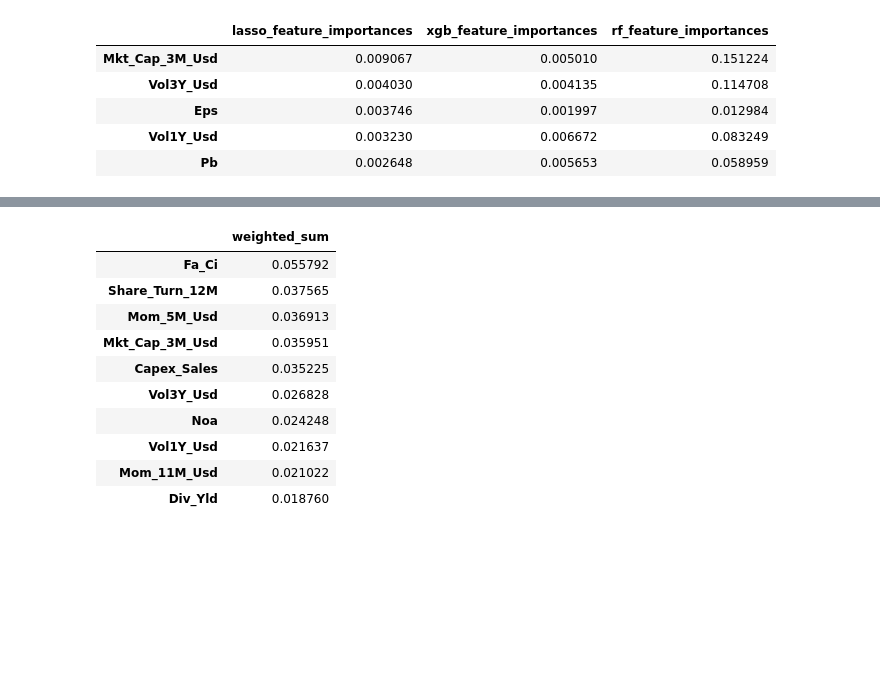
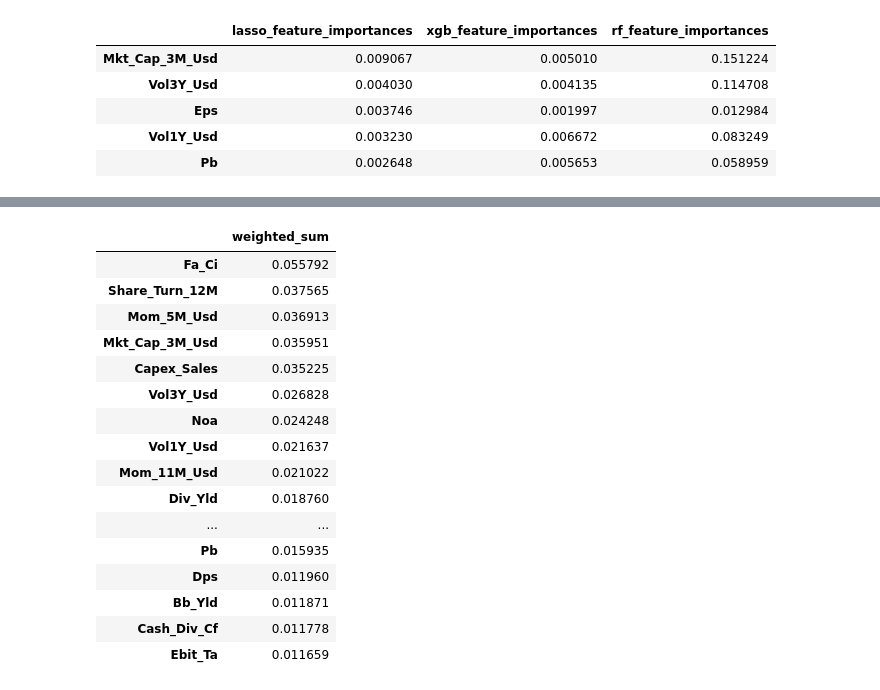
Before and after one commit to donghui-0126/Machine-Learning-for-Factor-Investing, a Jupyter notebook: py_mlfactor.ipynb, the cells around one changed output, grey strips where cells are left out. Cells and saved outputs as stored; diff of their text form; code cells hidden in the pictures; blank space fills up the shorter version.

```diff
--- a/py_mlfactor.ipynb
+++ b/py_mlfactor.ipynb
@@ -884,14 +841,20 @@ feature_importances.head(10)
 # %%
-feature_importances['weighted_sum'].to_frame().sort_values(by='weighted_sum', ascending=False).head(10)
+feature_importances['weighted_sum'].to_frame().sort_values(by='weighted_sum', ascending=False).head(20)
 # %% [output]
 |  | weighted_sum |
 | Fa_Ci | 0.055792 |
 | Share_Turn_12M | 0.037565 |
 | Mom_5M_Usd | 0.036913 |
 | Mkt_Cap_3M_Usd | 0.035951 |
 | Capex_Sales | 0.035225 |
 | Vol3Y_Usd | 0.026828 |
 | Noa | 0.024248 |
 | Vol1Y_Usd | 0.021637 |
 | Mom_11M_Usd | 0.021022 |
 | Div_Yld | 0.018760 |
+| ... | ... |
+| Pb | 0.015935 |
+| Dps | 0.011960 |
+| Bb_Yld | 0.011871 |
+| Cash_Div_Cf | 0.011778 |
+| Ebit_Ta | 0.011659 |
```
Also changed, not shown: parts of 31 cells of this notebook.
